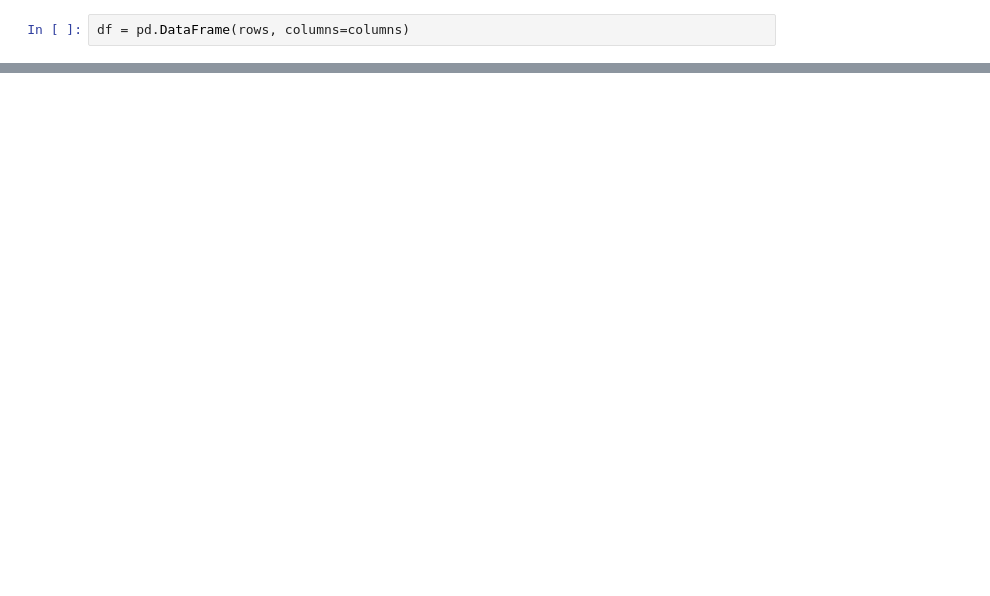
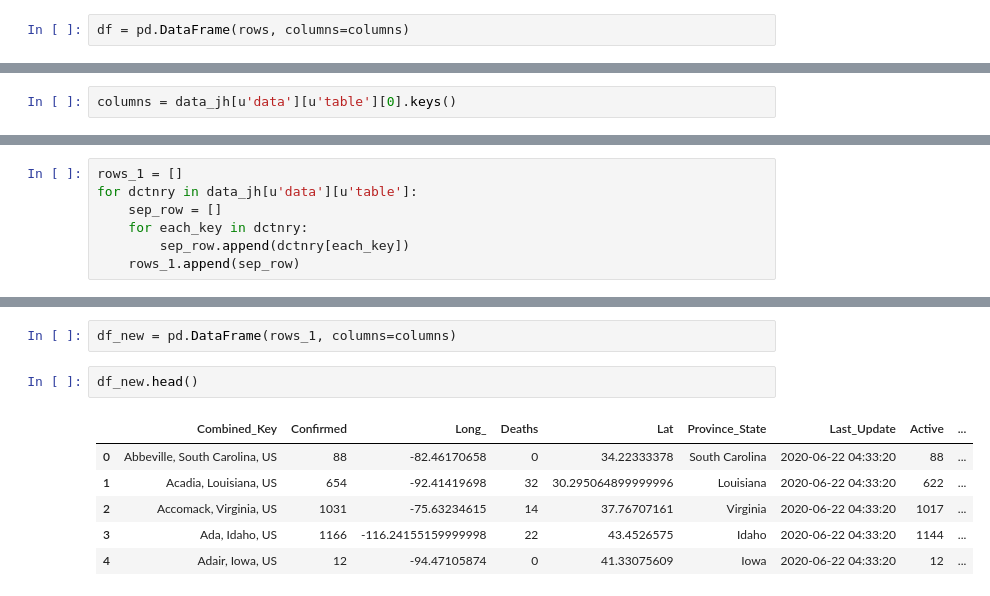
Before and after one commit to patelnidhi114/Covid-19-Data-Science, a Jupyter notebook: Untitled.ipynb, the cells around one changed output, grey strips where cells are left out. Cells and saved outputs as stored; diff of their text form; blank space fills up the shorter version.

```diff
--- a/Untitled.ipynb
+++ b/Untitled.ipynb
@@ -182,3 +158,5 @@ columns = list(set(all_words))
+# %%
+columns = data_jh[u'data'][u'table'][0].keys()
 # %%
 columns
 # %% [output]
@@ -223,0 +175,7 @@ w1|w
+# %%
+rows_1 = []
+for dctnry in data_jh[u'data'][u'table']:
+    sep_row = []
+    for each_key in dctnry:
+        sep_row.append(dctnry[each_key])
+    rows_1.append(sep_row)
@@ -223,0 +197,11 @@ w1|w
+# %%
+df_new = pd.DataFrame(rows_1, columns=columns)
+# %%
+df_new.head()
+# %% [output]
+|  | Combined_Key | Confirmed | Long_ | Deaths | Lat | Province_State | Last_Update | Active | ... |
+| 0 | Abbeville, South Carolina, US | 88 | -82.46170658 | 0 | 34.22333378 | South Carolina | 2020-06-22 04:33:20 | 88 | ... |
+| 1 | Acadia, Louisiana, US | 654 | -92.41419698 | 32 | 30.295064899999996 | Louisiana | 2020-06-22 04:33:20 | 622 | ... |
+| 2 | Accomack, Virginia, US | 1031 | -75.63234615 | 14 | 37.76707161 | Virginia | 2020-06-22 04:33:20 | 1017 | ... |
+| 3 | Ada, Idaho, US | 1166 | -116.24155159999998 | 22 | 43.4526575 | Idaho | 2020-06-22 04:33:20 | 1144 | ... |
+| 4 | Adair, Iowa, US | 12 | -94.47105874 | 0 | 41.33075609 | Iowa | 2020-06-22 04:33:20 | 12 | ... |
```
Also changed, not shown: parts of 45 cells of this notebook.
